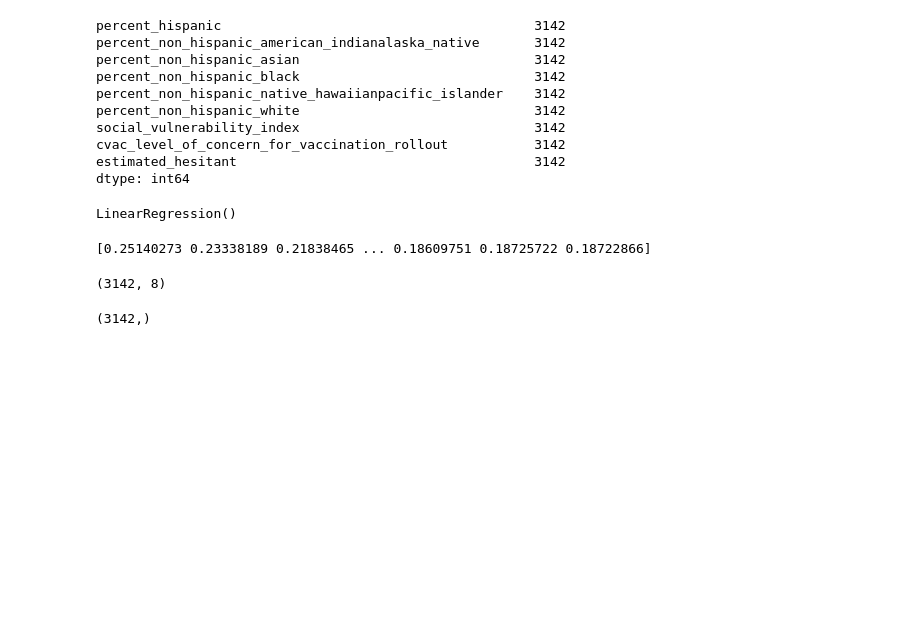
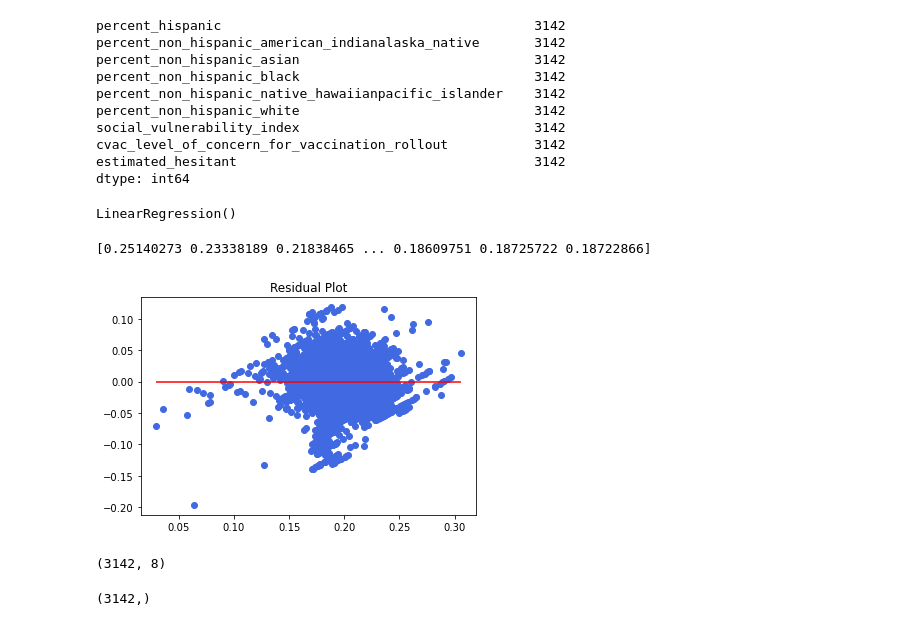
Before and after one commit to AaraniSivasekaram/Predictive_Modelling_Project, a Jupyter notebook: linear_regression.ipynb, the cells around one changed output. Drawn from its saved outputs; the diff is of its cells as text; code cells hidden in the pictures; blank space fills up the shorter version.

```diff
--- a/linear_regression.ipynb
+++ b/linear_regression.ipynb
@@ -36,6 +36,14 @@ y_pred = model.predict(X)
 print(y_pred)
 # %% [output]
 [0.25140273 0.23338189 0.21838465 ... 0.18609751 0.18725722 0.18722866]
+# %%
+# Plot Residuals
+plt.scatter(y_pred, y_pred - y, color="royalblue")
+plt.hlines(y=0, xmin=y_pred.min(), xmax=y_pred.max(), color="red")
+plt.title("Residual Plot")
+plt.show()
+# %% [output]
+[figure, added]
 # %%
 X.shape
 # %% [output]
```
Also changed, not shown: parts of 1 cell of this notebook, 1 other file.
